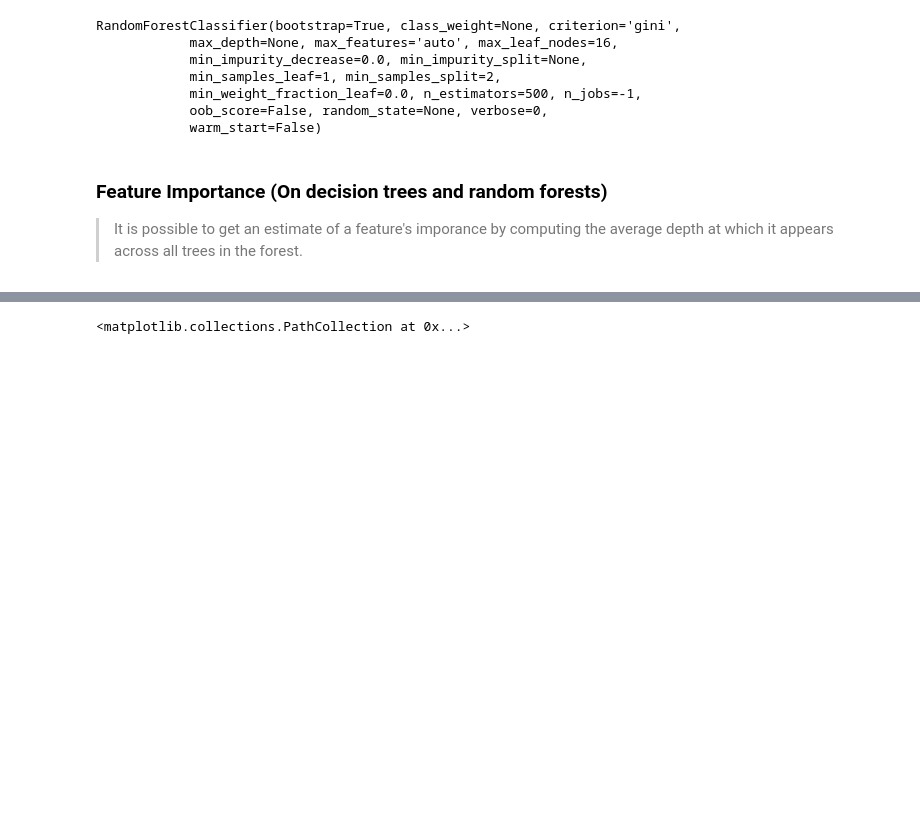
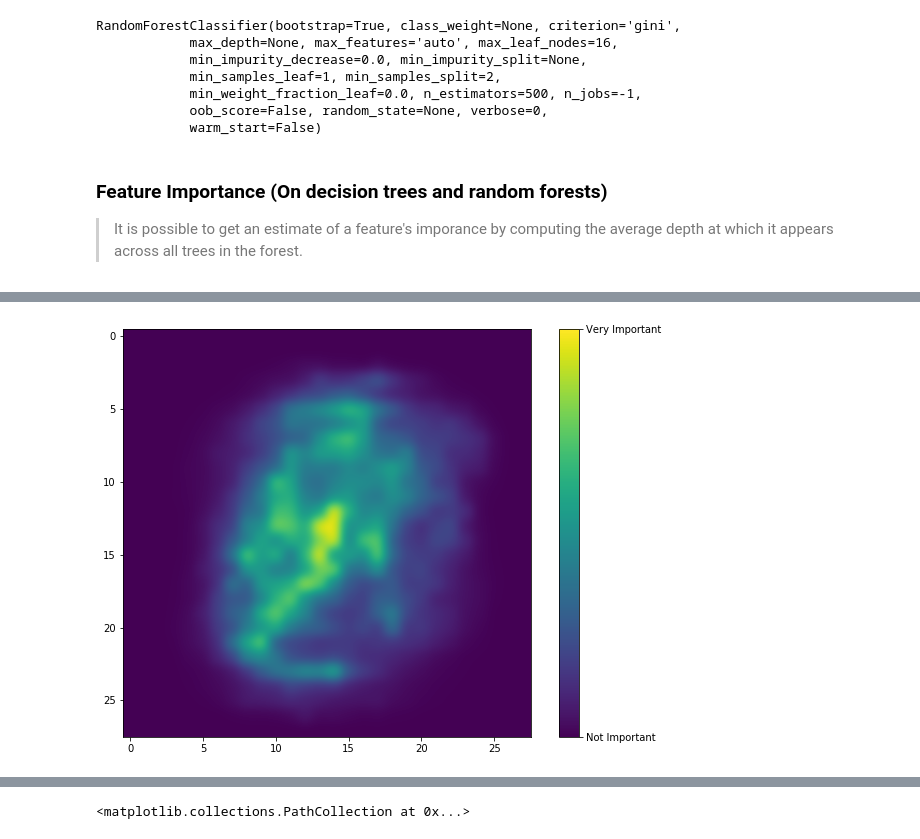
Before and after one commit to gerdm/machine_learning, a Jupyter notebook: scikitlearn_tflow/Ensemble.ipynb, the cells around one changed output, grey strips where cells are left out. Drawn from its saved outputs; the diff is of its cells as text; code cells hidden in the pictures; blank space fills up the shorter version.

```diff
--- a/scikitlearn_tflow/Ensemble.ipynb
+++ b/scikitlearn_tflow/Ensemble.ipynb
@@ -227,0 +222,6 @@ petal length (cm):  45.4072%
+# %%
+from sklearn.datasets import fetch_mldata
+mnist = fetch_mldata("MNIST original")
+
+forest_clf = RandomForestClassifier(n_estimators=100, n_jobs=-1)
+forest_clf.fit(mnist["data"], mnist["target"])
@@ -227,0 +236,11 @@ petal length (cm):  45.4072%
+# %%
+min_importance = forest_clf.feature_importances_.min()
+max_importance = forest_clf.feature_importances_.max()
+
+forest_feats = forest_clf.feature_importances_.reshape(28, 28)
+plt.figure(figsize=(10,7.5))
+plt.imshow(forest_feats, interpolation="gaussian")
+cbar = plt.colorbar(ticks=[min_importance, max_importance])
+cbar.ax.set_yticklabels(["Not Important", "Very Important"]);
+# %% [output]
+[figure, added]
```
Also changed, not shown: parts of 14 cells of this notebook.
